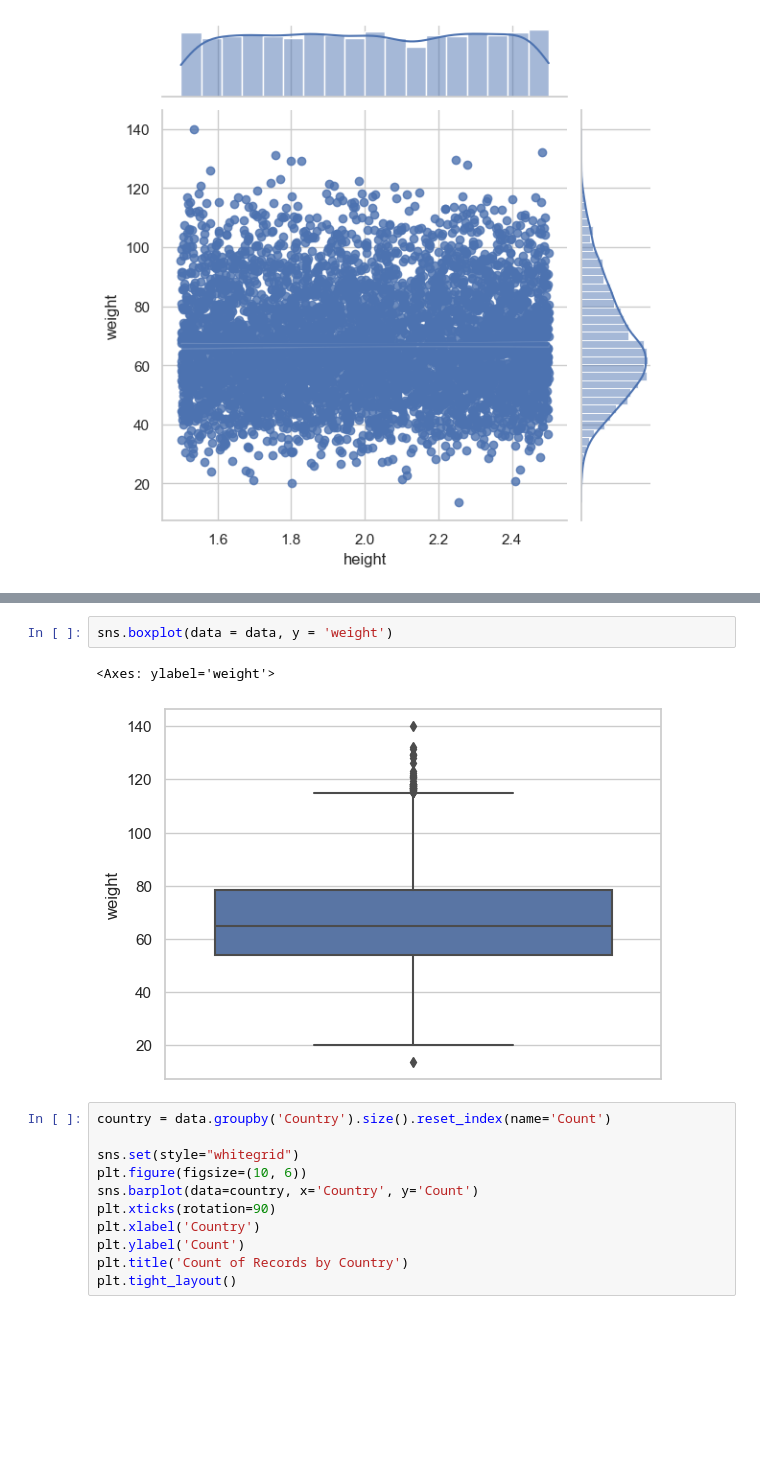
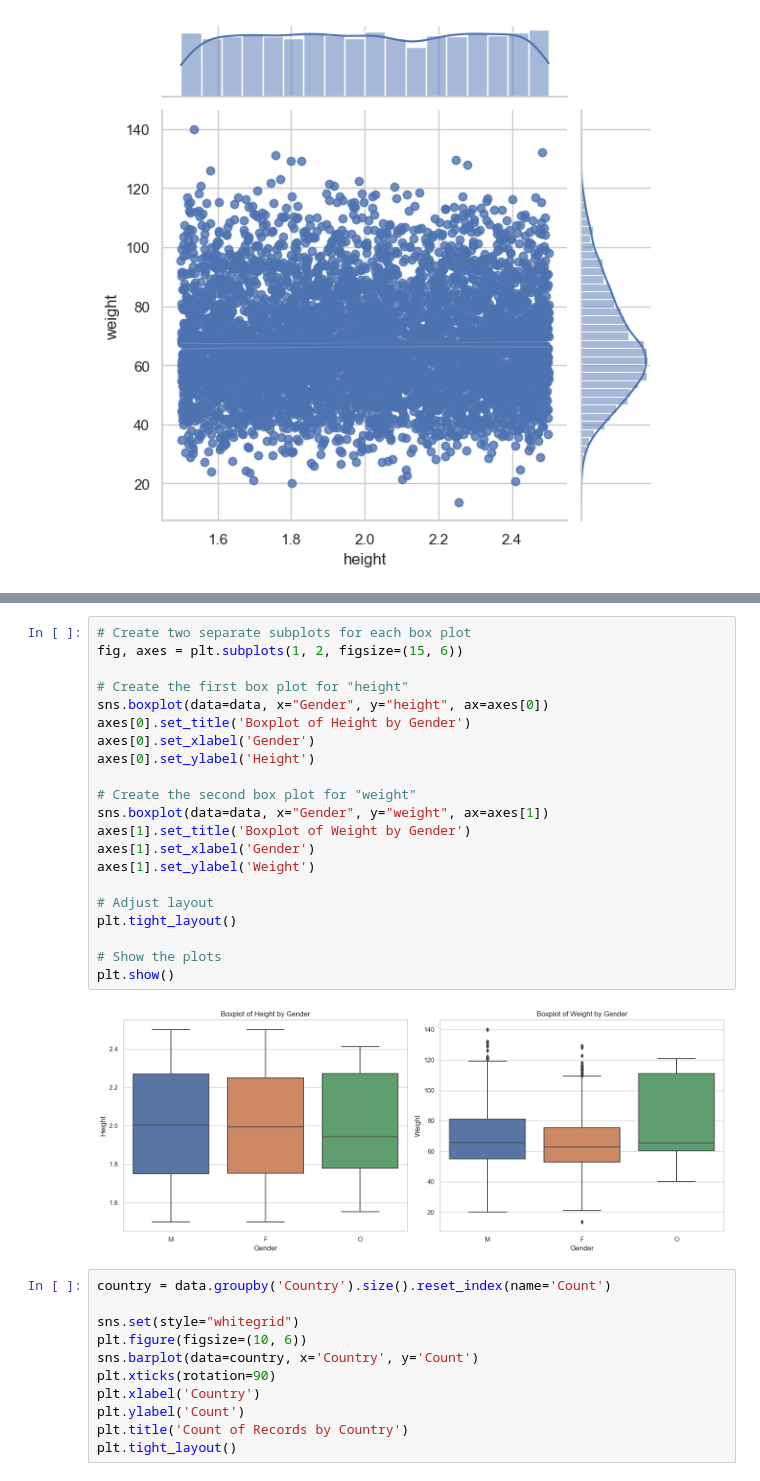
Before and after one commit to Saarle/Regression-Project, a Jupyter notebook: Regression_Project_.ipynb, the cells around one changed output, grey strips where cells are left out. Saved outputs shown, nothing was run; the diff lists cells and outputs as text; blank space fills up the shorter version.

```diff
--- a/Regression_Project_.ipynb
+++ b/Regression_Project_.ipynb
@@ -130,8 +125,26 @@ sns.boxplot(data = data, y = 'height')
-# %%
-sns.boxplot(data = data, y = 'weight')
-# %% [output]
-<Axes: ylabel='weight'>
-[figure, removed]
+# %%
+# Create two separate subplots for each box plot
+fig, axes = plt.subplots(1, 2, figsize=(15, 6))
+
+# Create the first box plot for "height"
+sns.boxplot(data=data, x="Gender", y="height", ax=axes[0])
+axes[0].set_title('Boxplot of Height by Gender')
+axes[0].set_xlabel('Gender')
+axes[0].set_ylabel('Height')
+
+# Create the second box plot for "weight"
+sns.boxplot(data=data, x="Gender", y="weight", ax=axes[1])
+axes[1].set_title('Boxplot of Weight by Gender')
+axes[1].set_xlabel('Gender')
+axes[1].set_ylabel('Weight')
+
+# Adjust layout
+plt.tight_layout()
+
+# Show the plots
+plt.show()
+# %% [output]
+[figure, added]
 # %%
 country = data.groupby('Country').size().reset_index(name='Count')
 
```
Also changed, not shown: parts of 1 cell of this notebook.
